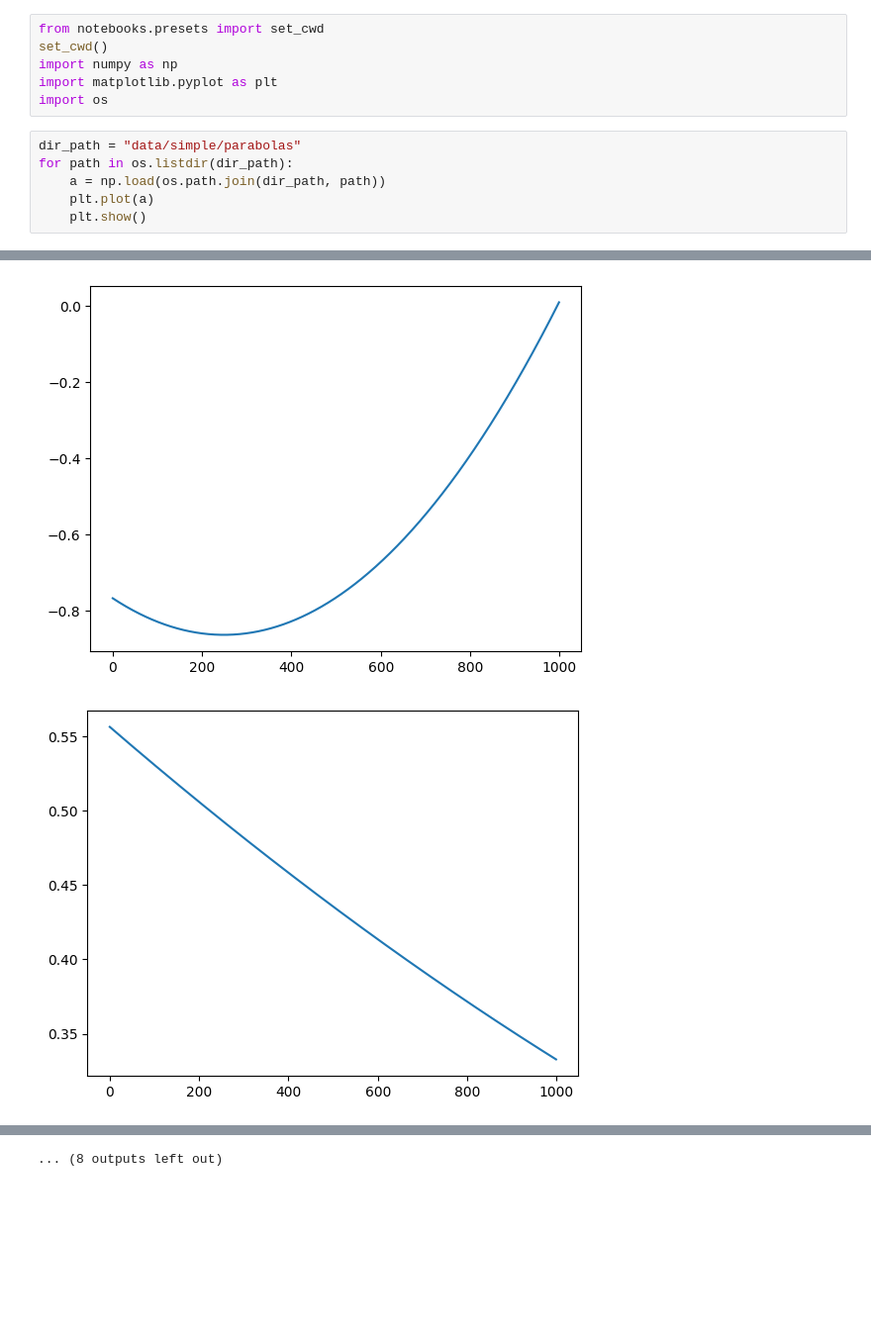
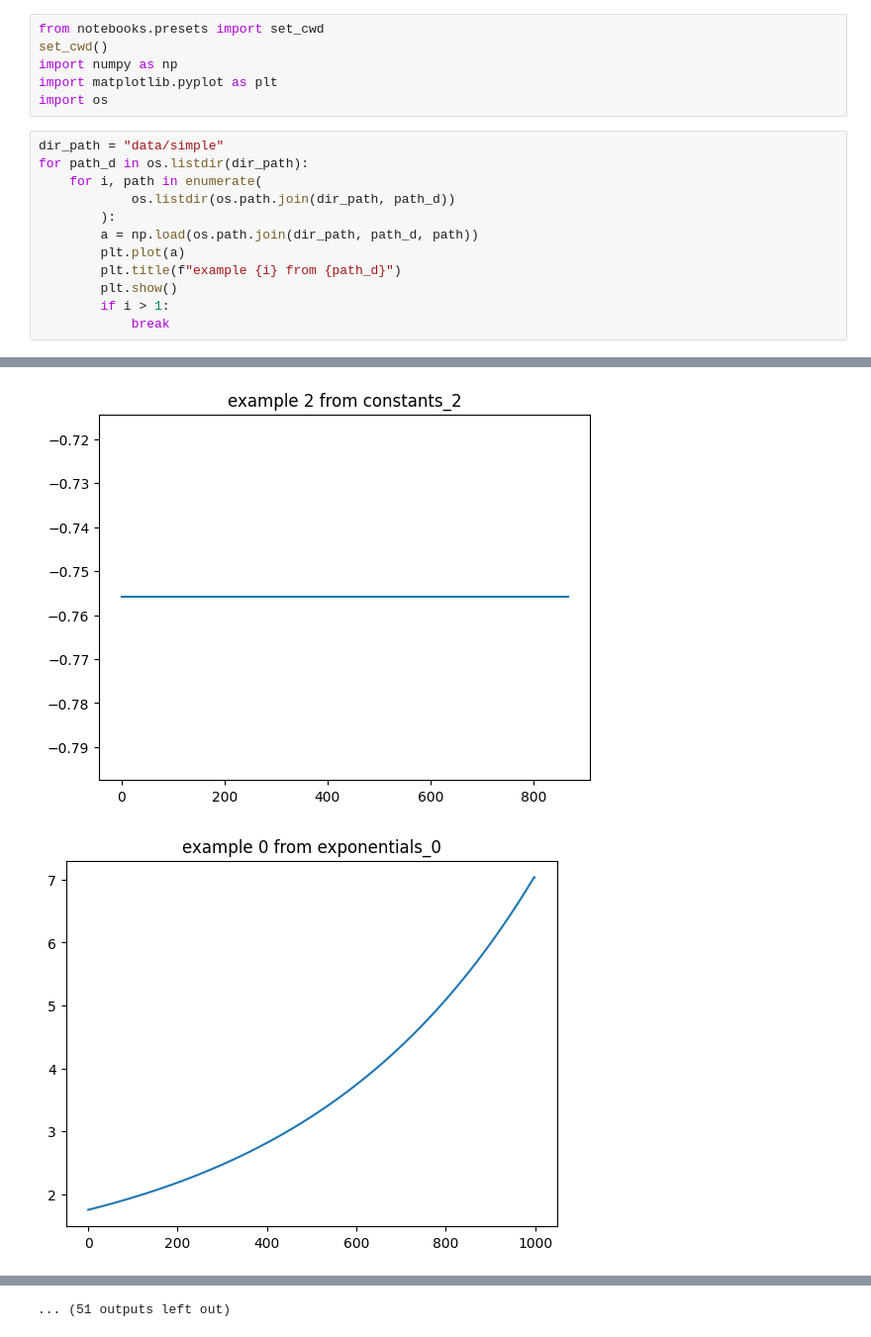
Before and after one commit to krzysztof-m-w/time-series-invariance, a Jupyter notebook: notebooks/visualize_parabolas.ipynb, the cells around one changed output, grey strips where cells are left out. Shown at 99% size. Saved outputs shown, nothing was run; the diff lists cells and outputs as text; blank space fills up the shorter version.

Commit message:
improved data generation

```diff
--- a/notebooks/visualize_parabolas.ipynb
+++ b/notebooks/visualize_parabolas.ipynb
@@ -5,9 +5,15 @@ import numpy as np
 import matplotlib.pyplot as plt
 import os
 # %%
-dir_path = "data/simple/parabolas"
-for path in os.listdir(dir_path):
-    a = np.load(os.path.join(dir_path, path))
-    plt.plot(a)
-    plt.show()
+dir_path = "data/simple"
+for path_d in os.listdir(dir_path):
+    for i, path in enumerate(
+            os.listdir(os.path.join(dir_path, path_d))
+        ):
+        a = np.load(os.path.join(dir_path, path_d, path))
+        plt.plot(a)
+        plt.title(f"example {i} from {path_d}")
+        plt.show()
+        if i > 1:
+            break
 # %% [output]
@@ -22,2 +28,2 @@ for path in os.listdir(dir_path):
-[figure, old version]
+[figure, new version]
-[figure, old version]
+[figure, new version]
@@ -26 +32 @@ for path in os.listdir(dir_path):
-... (8 outputs left out)
+... (51 outputs left out)
```
Also changed, not shown: parts of 1 cell of this notebook, 5 other files.
